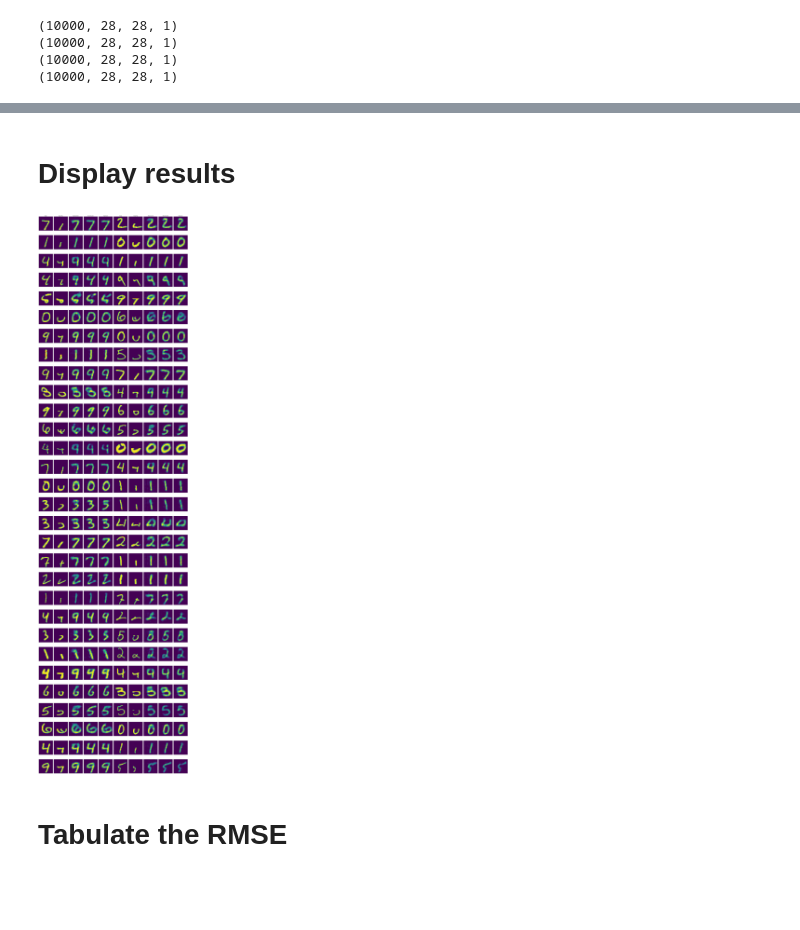
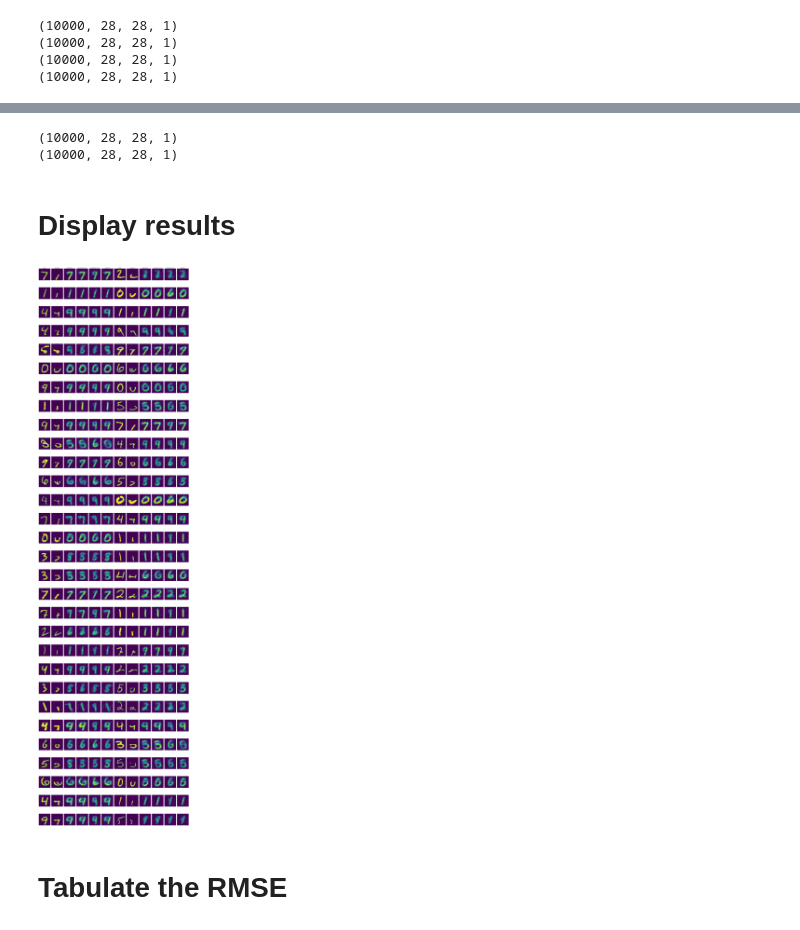
Before and after one commit to rsyamil/dimensionality-reduction-autoencoders, a Jupyter notebook: simple_autoencoder_dual.ipynb, the cells around one changed output, grey strips where cells are left out. Saved outputs shown, nothing was run; the diff lists cells and outputs as text; code cells hidden in the pictures; blank space fills up the shorter version.

Commit message:
ae dual

```diff
--- a/simple_autoencoder_dual.ipynb
+++ b/simple_autoencoder_dual.ipynb
@@ -131,7 +131,7 @@ Number of training data points (978, 28, 28, 1)
 # %%
 import autoencoderdual
 
-z_dim = 16
+z_dim = 3
 
 AE = autoencoderdual.Autoencoder(x_train.shape[1], x_train.shape[2], z_dim)
 AE.train_autoencoder2D(x_train_reg, x_train, load = False)
@@ -179,3 +179,11 @@ print(reg_test.shape)
 (10000, 28, 28, 1)
 (10000, 28, 28, 1)
 (10000, 28, 28, 1)
+# %%
+#feed the autoencoder with half data
+
+recons_train_half = dual_AE.AE_m2m.predict(x_train_reg)
+recons_test_half = dual_AE.AE_m2m.predict(x_test_reg)
+
+print(recons_train_half.shape)
+print(recons_test_half.shape)
@@ -182,3 +202,14 @@ print(reg_test.shape)
+# %%
+#lets get some recons with the trained model
+
+recons_train2 = AE_recons.AE_m2m.predict(x_train)
+recons_test2 = AE_recons.AE_m2m.predict(x_test)
+
+print(recons_train2.shape)
+print(recons_test2.shape)
+# %% [output]
+(10000, 28, 28, 1)
+(10000, 28, 28, 1)
 # %% [markdown]
 # Display results
 # %%
@@ -191,7 +222,7 @@ num_images = num_rows*num_cols
 plt.figure(figsize=(2*2*2*2*num_cols, 2*2*num_rows))
 for i in range(num_images):
 
-    plt.subplot(num_rows, 5*num_cols, 5*i+1)
+    plt.subplot(num_rows, 6*num_cols, 6*i+1)
     plt.grid(False)
     plt.xticks([])
     plt.yticks([])
@@ -199,42 +230,50 @@ for i in range(num_images):
     if i < 2:
         plt.title('Image')
 
-    plt.subplot(num_rows, 5*num_cols, 5*i+2)
+    plt.subplot(num_rows, 6*num_cols, 6*i+2)
     plt.grid(False)
     plt.xticks([])
     plt.yticks([])
     plt.imshow(x_test_reg[i], vmin=0, vmax=1)
     if i < 2:
         plt.title('Image-Reg')
 
-    plt.subplot(num_rows, 5*num_cols, 5*i+3)
+    plt.subplot(num_rows, 6*num_cols, 6*i+3)
     plt.grid(False)
     plt.xticks([])
     plt.yticks([])
     plt.imshow(reg_test_ae[i], vmin=0, vmax=1)
     if i < 2:
         plt.title('Regression-AE')
 
-    plt.subplot(num_rows, 5*num_cols, 5*i+4)
+    plt.subplot(num_rows, 6*num_cols, 6*i+4)
     plt.grid(False)
     plt.xticks([])
     plt.yticks([])
     plt.imshow(recons_test[i], vmin=0, vmax=1)
     if i < 2:
-        plt.title('Reconstruction')
+        plt.title('Reconstruction - Full')
 
-    plt.subplot(num_rows, 5*num_cols, 5*i+5)
+    plt.subplot(num_rows, 6*num_cols, 6*i+5)
+    plt.grid(False)
+    plt.xticks([])
+    plt.yticks([])
+    plt.imshow(recons_test_half[i], vmin=0, vmax=1)
+    if i < 2:
+        plt.title('Reconstruction - Half')
+
+    plt.subplot(num_rows, 6*num_cols, 6*i+6)
     plt.grid(False)
     plt.xticks([])
     plt.yticks([])
     plt.imshow(reg_test[i], vmin=0, vmax=1)
     if i < 2:
         plt.title('Regression')
 
 plt.tight_layout()
 plt.show()
 # %% [output]
-[figure, old version]
+[figure, new version]
 # %% [markdown]
 # Tabulate the RMSE
 # %%
```
Also changed, not shown: parts of 15 cells of this notebook, 1 other file.
